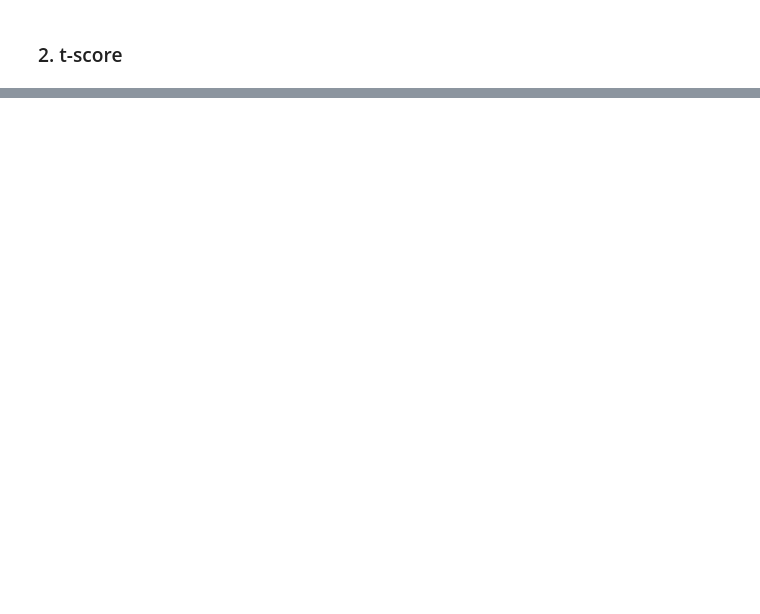
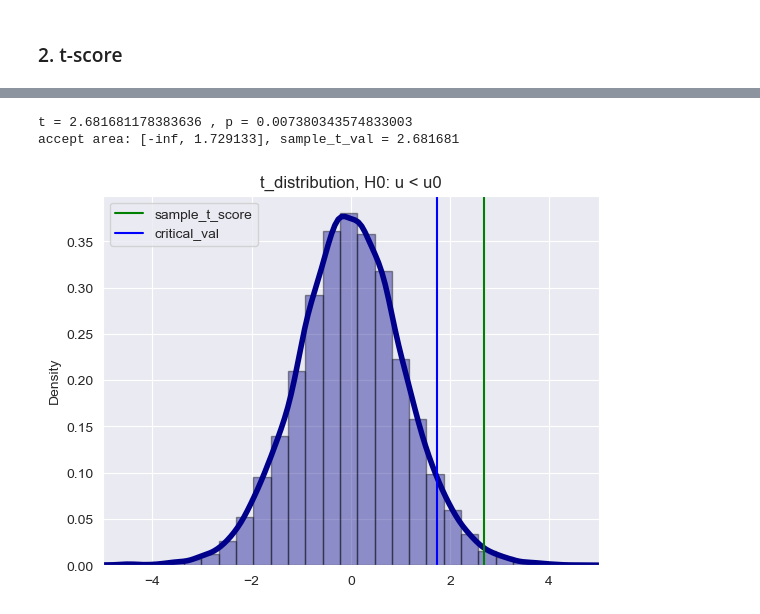
Before and after one commit to Lvseguiji/ZMJ_Whale_DS, a Jupyter notebook: Stats/07.Presentation.ipynb, the cells around one changed output, grey strips where cells are left out. Saved outputs shown, nothing was run; the diff lists cells and outputs as text; code cells hidden in the pictures; blank space fills up the shorter version.

```diff
--- a/Stats/07.Presentation.ipynb
+++ b/Stats/07.Presentation.ipynb
@@ -137,0 +214,26 @@ t-score_scipy = 0.029867, p-value_scipy = 0.976484
+# %%
+pre_score = np.array([65,75,69,85,77,80,82,70,73,79,81,69,75,78,74,76,78,80,69,77])
+post_score =np.array([67,76,66,88,78,77,83,77,74,81,80,73,78,78,79,80,81,79,68,80])
+# %%
+# H0： mean(post_score) < mean(pre_post) , 假设受培训后的score的均值低于培训前的score均值
+paired_t, paired_p = stats.ttest_rel(post_score, pre_score, alternative='greater')
+print('t =',paired_t, ', p =',paired_p)
+t_critical_val = t.ppf(q=1-alpha,df=df) # 右尾单边检验下的t界值
+fig = plt.figure()
+ax4 = fig.subplots()
+# ax2.hist(t_distribution, edgecolor='black', bins=30)
+# create density curve
+sns.distplot(t_distribution,hist=True, kde=True,
+             bins=int(180/5), color = 'darkblue',
+             hist_kws={'edgecolor':'black'},
+             kde_kws={'linewidth': 4})
+ax4.axvline(x = paired_t, color = 'g', label = 'sample_t_score')
+ax4.axvline(x = t_critical_val, color = 'b', label = 'critical_val')
+ax4.set_title('t_distribution, H0: u < u0')
+ax4.set_xlim(-5,5)
+ax4.legend(loc='best')
+print('accept area: [-inf, %.6f], sample_t_val = %.6f' % (t_critical_val, paired_t))
+# %% [output]
+t = 2.681681178383636 , p = 0.007380343574833003
+accept area: [-inf, 1.729133], sample_t_val = 2.681681
+[figure, added]
```
Also changed, not shown: parts of 24 cells of this notebook, 1 other file.
